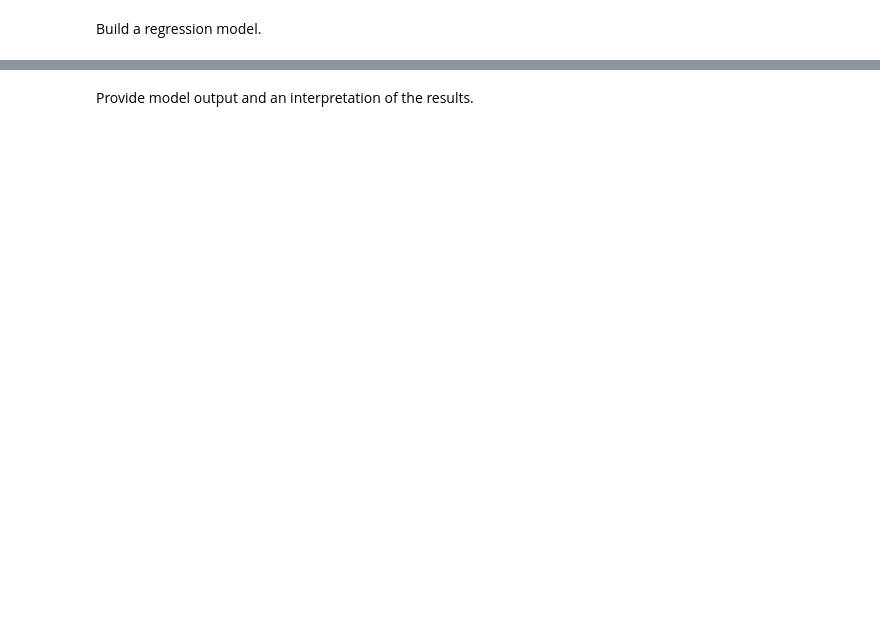
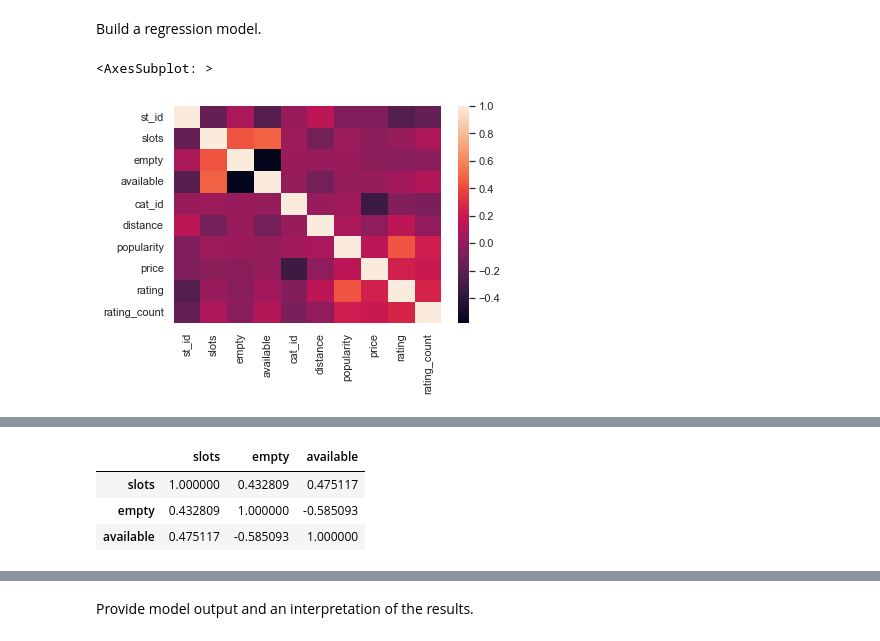
Before and after one commit to jdormaar/Statistical_Modelling_Project, a Jupyter notebook: notebooks/model_building.ipynb, the cells around one changed output, grey strips where cells are left out. Drawn from its saved outputs; the diff is of its cells as text; code cells hidden in the pictures; blank space fills up the shorter version.

```diff
--- a/notebooks/model_building.ipynb
+++ b/notebooks/model_building.ipynb
@@ -128,5 +127,10 @@ plt.show()
 # %% [markdown]
 Build a regression model.
+# %%
+sns.heatmap(df.corr())
+# %% [output]
+<AxesSubplot: >
+[figure, added]
 # %%
 df.corr()
 # %% [output]
@@ -144,5 +148,10 @@ df.corr()
 # %%
 # Removing the id columns since they're showing weak correlations, but there shouldn't be any
 
-df = df.drop(['st_id', 'cat_id'], axis=1)
-df.head(3)
+df = df.drop(['st_id', 'cat_id','distance', 'popularity', 'price', 'rating', 'rating_count'], axis=1)
+df.corr()
+# %% [output]
+|  | slots | empty | available |
+| slots | 1.000000 | 0.432809 | 0.475117 |
+| empty | 0.432809 | 1.000000 | -0.585093 |
+| available | 0.475117 | -0.585093 | 1.000000 |
```
Also changed, not shown: parts of 19 cells of this notebook, 1 other file.
